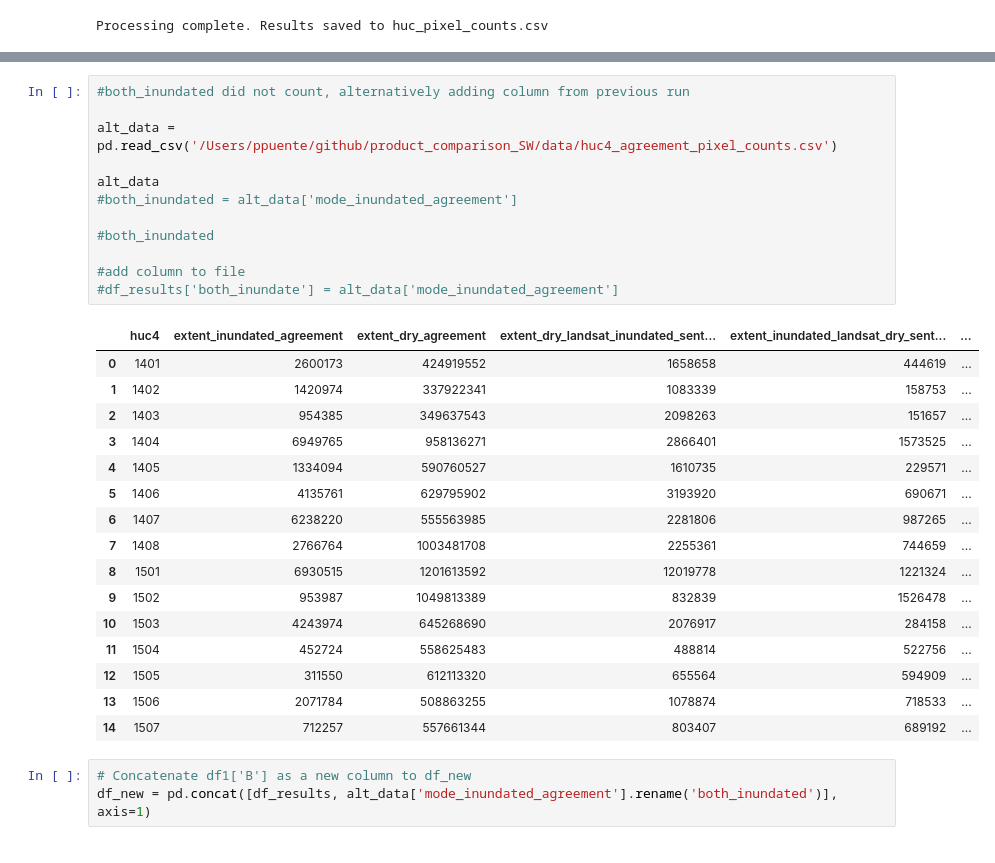
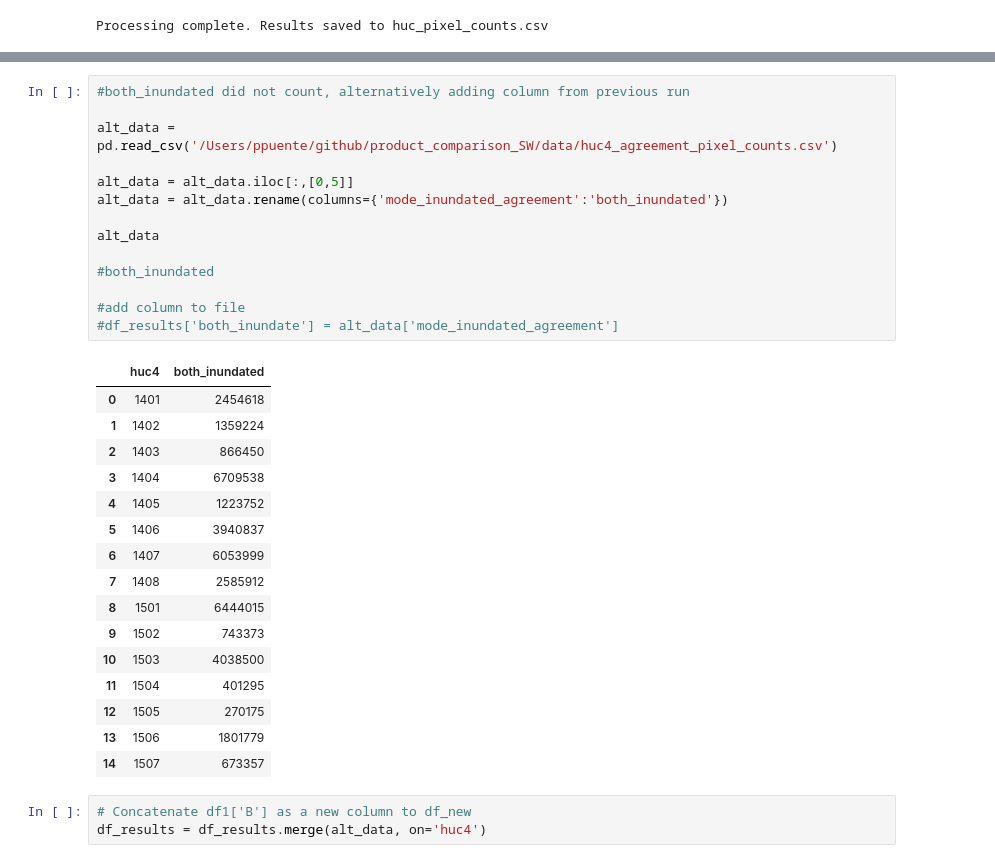
Before and after one commit to ppuentex/detection_comparison-CRB, a Jupyter notebook: code/analysis.ipynb, the cells around one changed output, grey strips where cells are left out. Drawn from its saved outputs; the diff is of its cells as text.

Commit message:
making changes to fix the code of agreement pixel count

```diff
--- a/code/analysis.ipynb
+++ b/code/analysis.ipynb
@@ -524,33 +527,35 @@ df_results
 # %%
 #both_inundated did not count, alternatively adding column from previous run
 
 alt_data = pd.read_csv('/Users/ppuente/github/product_comparison_SW/data/huc4_agreement_pixel_counts.csv')
 
+alt_data = alt_data.iloc[:,[0,5]]
+alt_data = alt_data.rename(columns={'mode_inundated_agreement':'both_inundated'})
+
 alt_data
-#both_inundated = alt_data['mode_inundated_agreement']
 
 #both_inundated
 
 #add column to file
 #df_results['both_inundate'] = alt_data['mode_inundated_agreement']
 # %% [output]
-|  | huc4 | extent_inundated_agreement | extent_dry_agreement | extent_dry_landsat_inundated_sent... | extent_inundated_landsat_dry_sent... | ... |
-| 0 | 1401 | 2600173 | 424919552 | 1658658 | 444619 | ... |
-| 1 | 1402 | 1420974 | 337922341 | 1083339 | 158753 | ... |
-| 2 | 1403 | 954385 | 349637543 | 2098263 | 151657 | ... |
-| 3 | 1404 | 6949765 | 958136271 | 2866401 | 1573525 | ... |
-| 4 | 1405 | 1334094 | 590760527 | 1610735 | 229571 | ... |
-| 5 | 1406 | 4135761 | 629795902 | 3193920 | 690671 | ... |
-| 6 | 1407 | 6238220 | 555563985 | 2281806 | 987265 | ... |
-| 7 | 1408 | 2766764 | 1003481708 | 2255361 | 744659 | ... |
-| 8 | 1501 | 6930515 | 1201613592 | 12019778 | 1221324 | ... |
-| 9 | 1502 | 953987 | 1049813389 | 832839 | 1526478 | ... |
-| 10 | 1503 | 4243974 | 645268690 | 2076917 | 284158 | ... |
-| 11 | 1504 | 452724 | 558625483 | 488814 | 522756 | ... |
-| 12 | 1505 | 311550 | 612113320 | 655564 | 594909 | ... |
-| 13 | 1506 | 2071784 | 508863255 | 1078874 | 718533 | ... |
-| 14 | 1507 | 712257 | 557661344 | 803407 | 689192 | ... |
+|  | huc4 | both_inundated |
+| 0 | 1401 | 2454618 |
+| 1 | 1402 | 1359224 |
+| 2 | 1403 | 866450 |
+| 3 | 1404 | 6709538 |
+| 4 | 1405 | 1223752 |
+| 5 | 1406 | 3940837 |
+| 6 | 1407 | 6053999 |
+| 7 | 1408 | 2585912 |
+| 8 | 1501 | 6444015 |
+| 9 | 1502 | 743373 |
+| 10 | 1503 | 4038500 |
+| 11 | 1504 | 401295 |
+| 12 | 1505 | 270175 |
+| 13 | 1506 | 1801779 |
+| 14 | 1507 | 673357 |
 # %%
 # Concatenate df1['B'] as a new column to df_new
-df_new = pd.concat([df_results, alt_data['mode_inundated_agreement'].rename('both_inundated')], axis=1)
+df_results = df_results.merge(alt_data, on='huc4')
 # %%
```
Also changed, not shown: parts of 7 cells of this notebook, 1 other file.
